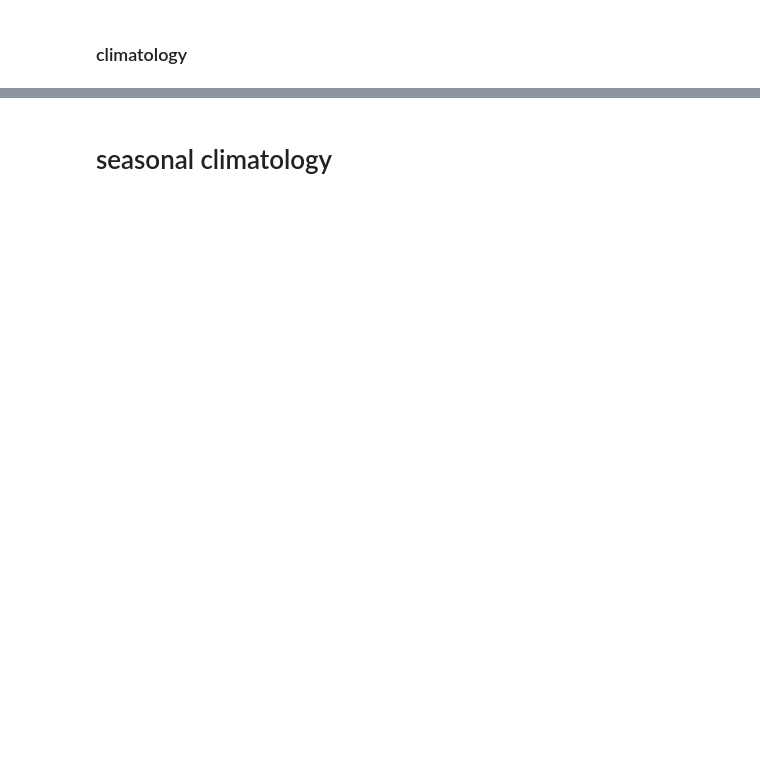
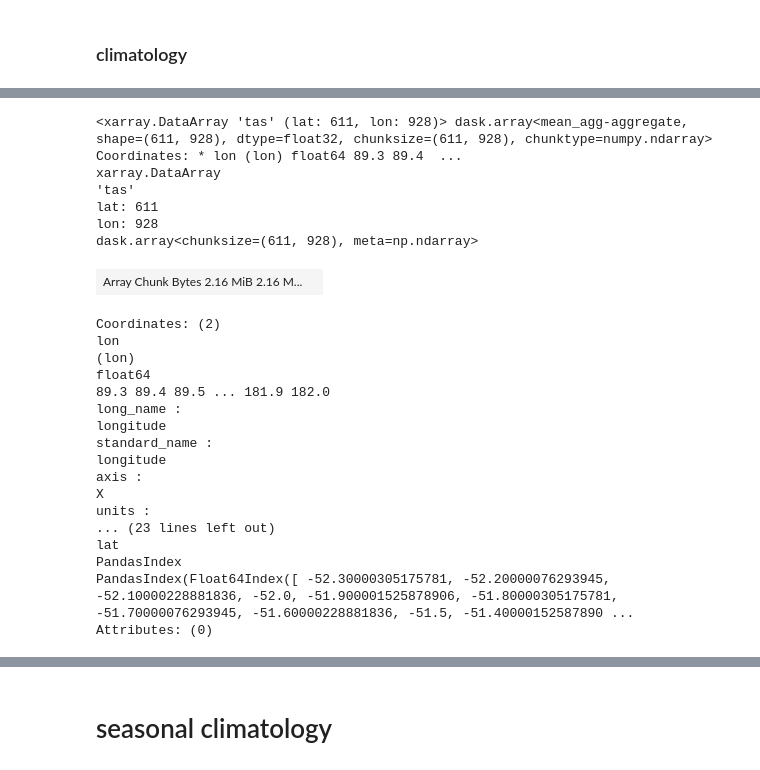
Before and after one commit to AusClimateService/data-catalogue, a Jupyter notebook: notebooks/ACS-cat-demo.ipynb, the cells around one changed output, grey strips where cells are left out. Cells and saved outputs as stored; diff of their text form; code cells hidden in the pictures; blank space fills up the shorter version.

```diff
--- a/notebooks/ACS-cat-demo.ipynb
+++ b/notebooks/ACS-cat-demo.ipynb
@@ -242,0 +157,7 @@ TypeError: esm_datastore.__init__() got an unexpected keyword argument 'metadata
+# %%
+DS_dict_hist = TAS_month_hist.to_dataset_dict()
+DS_dict_ssp126 = TAS_month_ssp126.to_dataset_dict()
+ssp126_keys = list(DS_dict_ssp126.keys())
+hist_keys = list(DS_dict_hist.keys())
+DS_ssp126 = DS_dict_ssp126[ssp126_keys[0]]
+DS_hist = DS_dict_hist[hist_keys[0]]
@@ -263,6 +216,31 @@ search_DS
 # %%
-mean_tas = search_DS.tas.mean(dim='time')
+mean_tas = DS_hist.tas.mean(dim='time')
 mean_tas
+# %% [output]
+<xarray.DataArray 'tas' (lat: 611, lon: 928)> dask.array<mean_agg-aggregate, shape=(611, 928), dtype=float32, chunksize=(611, 928), chunktype=numpy.ndarray> Coordinates: * lon (lon) float64 89.3 89.4  ...
+xarray.DataArray
+'tas'
+lat: 611
+lon: 928
+dask.array<chunksize=(611, 928), meta=np.ndarray>
+| Array Chunk Bytes 2.16 MiB 2.16 M... |  |
+Coordinates: (2)
+lon
+(lon)
+float64
+89.3 89.4 89.5 ... 181.9 182.0
+long_name :
+longitude
+standard_name :
+longitude
+axis :
+X
+units :
+... (23 lines left out)
+lat
+PandasIndex
+PandasIndex(Float64Index([ -52.30000305175781, -52.20000076293945, -52.10000228881836, -52.0, -51.900001525878906, -51.80000305175781, -51.70000076293945, -51.60000228881836, -51.5, -51.40000152587890 ...
+Attributes: (0)
 # %%
 %%time
 mean_tas = mean_tas.compute()
```
Also changed, not shown: parts of 36 cells of this notebook, 3 other files.
